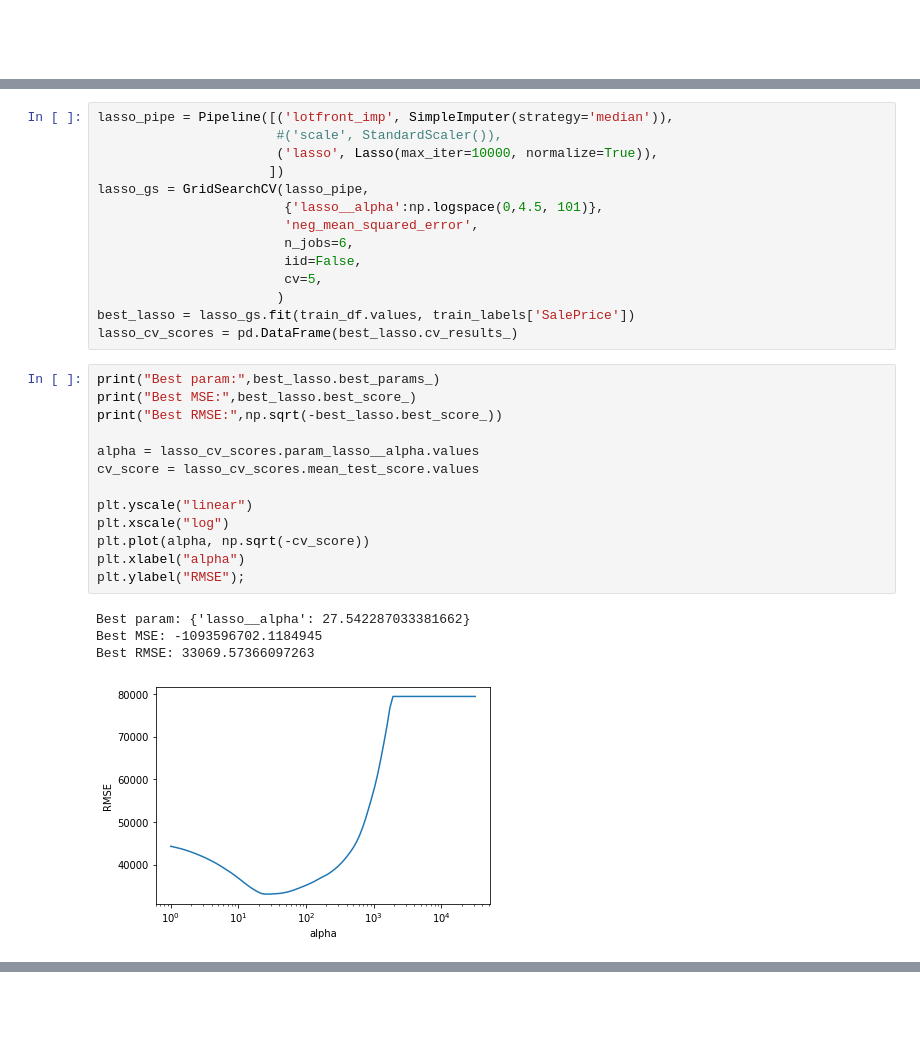
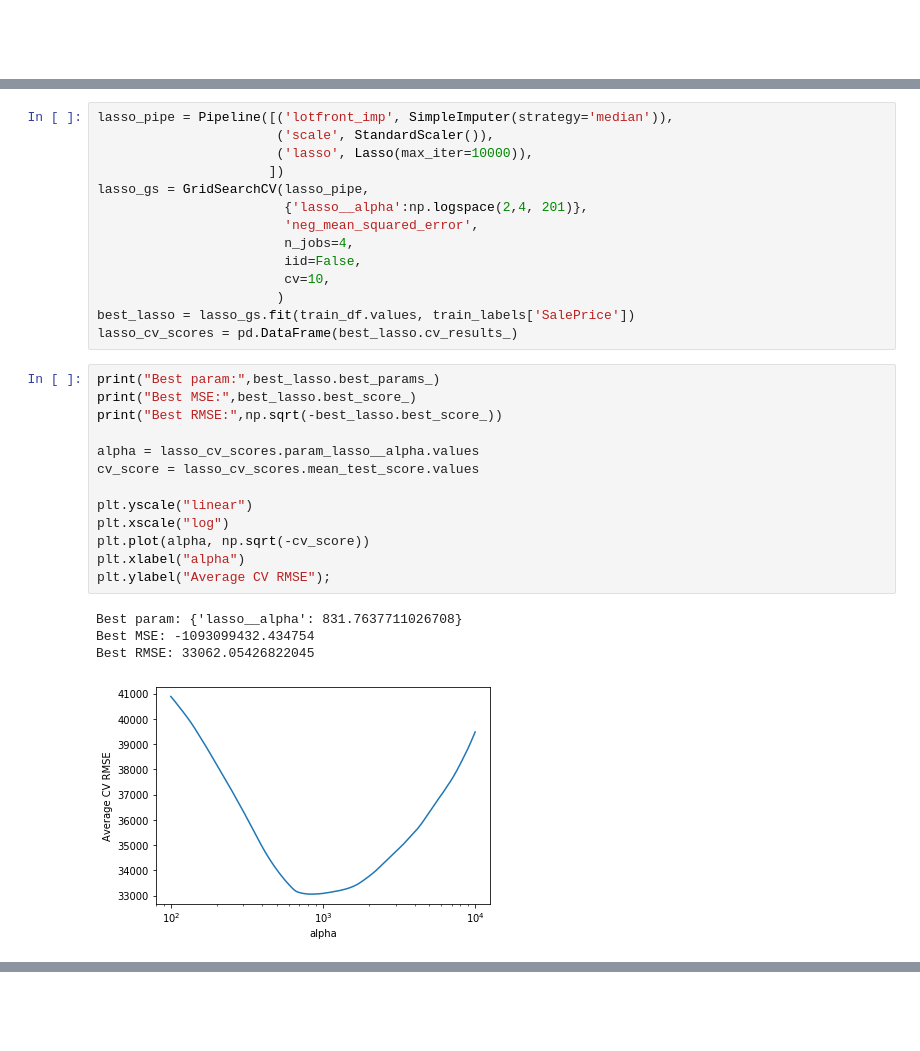
Before and after one commit to W-Tran/advanced-regression-techniques, a Jupyter notebook: advanced-regression-techniques.ipynb, the cells around one changed output, grey strips where cells are left out. Cells and saved outputs as stored; diff of their text form.

Commit message:
perform lasso feature selection

```diff
--- a/advanced-regression-techniques.ipynb
+++ b/advanced-regression-techniques.ipynb
@@ -696,32 +690,32 @@ sfs_scores[sfs_scores['avg_score']==sfs.k_score_]
 # %%
 lasso_pipe = Pipeline([('lotfront_imp', SimpleImputer(strategy='median')),
-                       #('scale', StandardScaler()),
-                       ('lasso', Lasso(max_iter=10000, normalize=True)),
+                       ('scale', StandardScaler()),
+                       ('lasso', Lasso(max_iter=10000)),
                       ])
 lasso_gs = GridSearchCV(lasso_pipe,
-                        {'lasso__alpha':np.logspace(0,4.5, 101)},
+                        {'lasso__alpha':np.logspace(2,4, 201)},
                         'neg_mean_squared_error',
-                        n_jobs=6,
+                        n_jobs=4,
                         iid=False,
-                        cv=5,
+                        cv=10,
                        )
 best_lasso = lasso_gs.fit(train_df.values, train_labels['SalePrice'])
 lasso_cv_scores = pd.DataFrame(best_lasso.cv_results_)
 # %%
 print("Best param:",best_lasso.best_params_)
 print("Best MSE:",best_lasso.best_score_)
 print("Best RMSE:",np.sqrt(-best_lasso.best_score_))
 
 alpha = lasso_cv_scores.param_lasso__alpha.values
 cv_score = lasso_cv_scores.mean_test_score.values
 
 plt.yscale("linear")
 plt.xscale("log")
 plt.plot(alpha, np.sqrt(-cv_score))
 plt.xlabel("alpha")
-plt.ylabel("RMSE");
+plt.ylabel("Average CV RMSE");
 # %% [output]
-Best param: {'lasso__alpha': 27.542287033381662}
-Best MSE: -1093596702.1184945
-Best RMSE: 33069.57366097263
+Best param: {'lasso__alpha': 831.7637711026708}
+Best MSE: -1093099432.434754
+Best RMSE: 33062.05426822045
-[figure, old version]
+[figure, new version]
```
Also changed, not shown: parts of 30 cells of this notebook.
